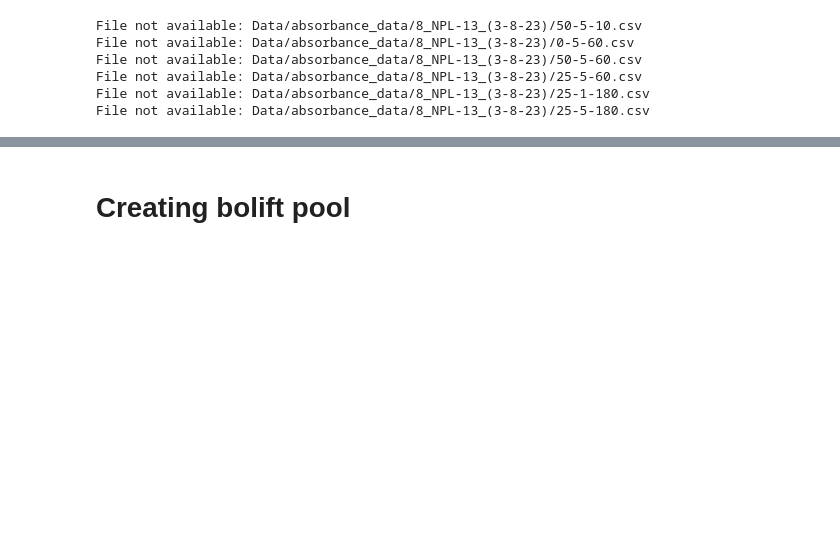
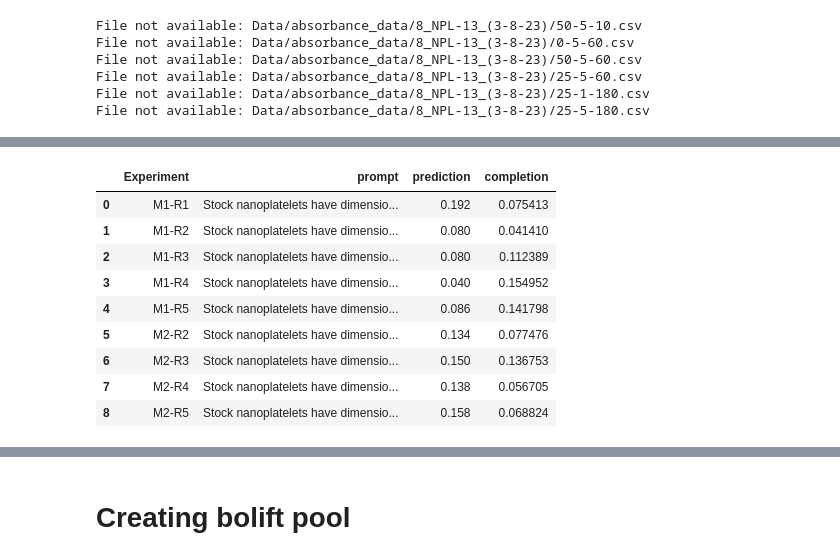
Before and after one commit to maykcaldas/BioNano-DOE, a Jupyter notebook: AgML/process_data.ipynb, the cells around one changed output, grey strips where cells are left out. Cells and saved outputs as stored; diff of their text form; code cells hidden in the pictures; blank space fills up the shorter version.

```diff
--- a/AgML/process_data.ipynb
+++ b/AgML/process_data.ipynb
@@ -253,0 +246,9 @@ with open('Data/abs_spectra_data.csv', 'w') as output:
+# %%
+df = pd.read_csv('Data/processed_data.csv')
+df.drop(['OD'], axis=1, inplace=True)
+# df.groupby(['Experiment', 'Temperature(C)', 'Doping(%)', 'Time(min)']).count()
+
+index = df.keys().tolist().index('Experiment')
+features = df.keys()[:index]
+labels = df.keys()[index+1:-3]
+features, labels
@@ -253,0 +285,86 @@ with open('Data/abs_spectra_data.csv', 'w') as output:
+# %%
+def process_input(fl_data, abs_data):
+    # Process fluorescence data
+    lines = fl_data.readlines()
+    x = []
+    y = []
+    for line in lines:
+        x.append(float(line.split()[0]))
+        y.append(float(line.split()[1]))
+    x, y = smooth_spectrum(x, y)
+    fl_int_norm = [yi/max(y) for yi in y]
+    fl_auc_total = get_area_under_peaks(x, y)
+    peaks, areas = process_spectrum(x, y, norm_area=fl_auc_total)
+    fl_wvl, fl_int = x[:], y[:]
+
+    # Process absorbance data
+    df = pd.read_csv(abs_data)
+    df.sort_values(by=['nm'], inplace=True) # wavelengths were saved in reversed order
+    x, y = df['nm'].astype(float).to_list(), df[' A'].astype(float).to_list()
+    x, y = smooth_spectrum(x, y)
+    abs_int_norm = [yi/max(y) for yi in y]
+    abs_auc_total = get_area_under_peaks(x, y)
+    abs_wvl, abs_int = x[:], y[:]
+    # qy = qy_r * (fl_s/fl_r) * (abs_r/abs_s) * (n_s/n_r)**2 Constant values took from Farwa's spreadsheet
+    abs_s = df[df['nm'] == 430][' A'].values[0]
+    fl_r, abs_r, n_r = 8272505, 0.129734, 1.3611
+    fl_s, abs_s, n_s = fl_auc_total, abs_s, 1.375
+    qy = 0.53 * (fl_auc_total/fl_r) * (abs_r/abs_s) * (n_s/n_r)**2
+
+    return qy*areas[1]
+
+pool_results = pd.DataFrame()
+
+BO_NLP = {
+    "M1-R1" : "Stock nanoplatelets have dimensions 46.3494 nm by 8.095 nm and the optical density of 100x hexanes dilution of stock is 0.42% recorded at 512nm. 0.5 mL nanoplatelets stock is diluted 7x by hexanes using 3.5 mL for each trial of doping. Silver acetate solution of 0.006 M is made with 14.0 mg of silver acetate in 10 mL of MeOH and 4 mL of water. 5.0 % Ag doping requires 45.3 uL of silver doping solution, respectively. The reaction was performed at 1000 rpm for 60 minutes at 0 oC. Fluorescence of each doped sample was collected as a 30x dilution with hexanes.",
+    "M1-R2" : "Stock nanoplatelets have dimensions 36.9235 nm by 7.4427 nm and the optical density of 100x hexanes dilution of stock is 0.12% recorded at 512nm. 0.5 mL nanoplatelets stock is diluted 7x by hexanes using 3.5 mL for each trial of doping. Silver acetate solution of 0.006 M is made with 14.0 mg of silver acetate in 10 mL of MeOH and 4 mL of water. 0.25 % Ag doping requires 0.51 uL of silver doping solution, respectively. The reaction was performed at 1000 rpm for 60 minutes at 25 oC. Fluorescence of each doped sample was collected as a 30x dilution with hexanes.",
+    "M1-R3" : "Stock nanoplatelets have dimensions 36.9235 nm by 7.4427 nm and the optical density of 100x hexanes dilution of stock is 0.12% recorded at 512nm. 0.5 mL nanoplatelets stock is diluted 7x by hexanes using 3.5 mL for each trial of doping. Silver acetate solution of 0.006 M is made with 14.0 mg of silver acetate in 10 mL of MeOH and 4 mL of water. 0.25 % Ag doping requires 0.51 uL of silver doping solution, respectively. The reaction was performed at 1000 rpm for 180 minutes at 0 oC. Fluorescence of each doped sample was collected as a 30x dilution with hexanes.",
+    "M1-R4" : "Stock nanoplatelets have dimensions 36.9235 nm by 7.4427 nm and the optical density of 100x hexanes dilution of stock is 0.12% recorded at 512nm. 0.5 mL nanoplatelets stock is diluted 7x by hexanes using 3.5 mL for each trial of doping. Silver acetate solution of 0.00668 M is made with 7.8 mg of silver acetate in 5 mL of MeOH and 2 mL of water. 2.5 % Ag doping requires 4.61 uL of silver doping solution, respectively. The reaction was performed at 1000 rpm for 60 minutes at 25 oC. Fluorescence of each doped sample was collected as a 30x dilution with hexanes.",
+    "M1-R5" : "Stock nanoplatelets have dimensions 36.9235 nm by 7.4427 nm and the optical density of 100x hexanes dilution of stock is 0.175% recorded at 512nm. 0.25 mL nanoplatelets stock is diluted 7x by hexanes using 1.75 mL for each trial of doping. Silver acetate solution of 0.00668 M is made with 7.8 mg of silver acetate in 5 mL of MeOH and 2 mL of water. 1.25 % Ag doping requires 1.2 uL of silver doping solution, respectively. The reaction was performed at 1000 rpm for 60 minutes at 25 oC. Fluorescence of each doped sample was collected as a 30x dilution with hexanes.",
+    # "M2-R1" : "", # <- Was not performed due to lack of material with the proposed dimensions #
+    "M2-R2" : "Stock nanoplatelets have dimensions 46.3494 nm by 8.0954 nm (375.21nm2) and the optical density of 100x hexanes dilution of stock is 0.31% recorded at 511nm. 0.5 mL nanoplatelets stock is diluted 7x by hexanes using 3.5 mL for each trial of doping. Silver acetate solution of 0.006 M is made with 14.0 mg of silver acetate in 9.9854 mL of MeOH and 3.9942 mL of water. 2.0 % Ag doping requires 13.372 uL of silver doping solution, respectively. The reaction was performed at 1000 rpm for 180.0 minutes at 25.0 oC. Fluorescence of each doped sample was collected as a 30x dilution with hexanes.",
+    "M2-R3" : "Stock nanoplatelets have dimensions 36.9235 nm by 7.44 nm (274.8nm2) and the optical density of 100x hexanes dilution of stock is 0.29% recorded at 510nm. 0.25 mL nanoplatelets stock is diluted 7x by hexanes using 1.75 mL for each trial of doping. Silver acetate solution of 0.006 M is made with 14.0 mg of silver acetate in 9.9854 mL of MeOH and 3.9942 mL of water. 2.0 % Ag doping requires 4.78 uL of silver doping solution, respectively. The reaction was performed at 1000 rpm for 60.0 minutes at 50.0 oC. Fluorescence of each doped sample was collected as a 30x dilution with hexanes.",
+    "M2-R4" : "Stock nanoplatelets have dimensions 36.9 nm by 7.44 nm (274.8nm2) and the optical density of 100x hexanes dilution of stock is 0.29% recorded at 510nm. 0.25 mL nanoplatelets stock is diluted 7x by hexanes using 1.75 mL for each trial of doping. Silver acetate solution of 0.006 M is made with 14.0 mg of silver acetate in 9.9854 mL of MeOH and 3.9942 mL of water. 5.0 % Ag doping requires 11.8 uL of silver doping solution, respectively. The reaction was performed at 1000 rpm for 180.0 minutes at 25.0 oC. Fluorescence of each doped sample was collected as a 30x dilution with hexanes.",
+    "M2-R5" : "Stock nanoplatelets have dimensions 30.928 nm by 7.955 nm (246.042nm2) and the optical density of 100x hexanes dilution of stock is 0.3% recorded at 512nm. 0.5 mL nanoplatelets stock is diluted 7x by hexanes using 3.5 mL for each trial of doping. Silver acetate solution of 0.006 M is made with 7.8 mg of silver acetate in 5.5633 mL of MeOH and 2.2253 mL of water. 1.0 % Ag doping requires 4.2 uL of silver doping solution, respectively. The reaction was performed at 1000 rpm for 60.0 minutes at 25.0 oC. Fluorescence of each doped sample was collected as a 30x dilution with hexanes.",
+}
+
+BO_NLP_pred = {
+    "M1-R1" : 0.192,
+    "M1-R2" : 0.08,
+    "M1-R3" : 0.08,
+    "M1-R4" : 0.04,
+    "M1-R5" : 0.086,
+    "M2-R1" : 0.202,
+    "M2-R2" : 0.134,
+    "M2-R3" : 0.150,
+    "M2-R4" : 0.138,
+    "M2-R5" : 0.158,
+}
+
+for r in BO_NLP.keys():
+    with open(f"Data/proposed_trials/NLP/{r}.txt", "r") as fl_data:
+        with open(f"Data/proposed_trials/NLP/{r}.csv", "r") as abs_data:
+            prompt = BO_NLP[r]
+            completion = process_input(fl_data, abs_data)
+            prompts.append(prompt)
+            labels_f.append(completion)
+            new_entry = pd.DataFrame({
+                "Experiment": [r],
+                'prompt': [prompt],
+                "prediction": [BO_NLP_pred[r]],
+                'completion': [completion]
+            })
+            pool_results = pd.concat([pool_results, new_entry], ignore_index=True)
+
+pool_results
+# %% [output]
+|  | Experiment | prompt | prediction | completion |
+| 0 | M1-R1 | Stock nanoplatelets have dimensio... | 0.192 | 0.075413 |
+| 1 | M1-R2 | Stock nanoplatelets have dimensio... | 0.080 | 0.041410 |
+| 2 | M1-R3 | Stock nanoplatelets have dimensio... | 0.080 | 0.112389 |
+| 3 | M1-R4 | Stock nanoplatelets have dimensio... | 0.040 | 0.154952 |
+| 4 | M1-R5 | Stock nanoplatelets have dimensio... | 0.086 | 0.141798 |
+| 5 | M2-R2 | Stock nanoplatelets have dimensio... | 0.134 | 0.077476 |
+| 6 | M2-R3 | Stock nanoplatelets have dimensio... | 0.150 | 0.136753 |
+| 7 | M2-R4 | Stock nanoplatelets have dimensio... | 0.138 | 0.056705 |
+| 8 | M2-R5 | Stock nanoplatelets have dimensio... | 0.158 | 0.068824 |
```
Also changed, not shown: parts of 22 cells of this notebook, 3 other files.
